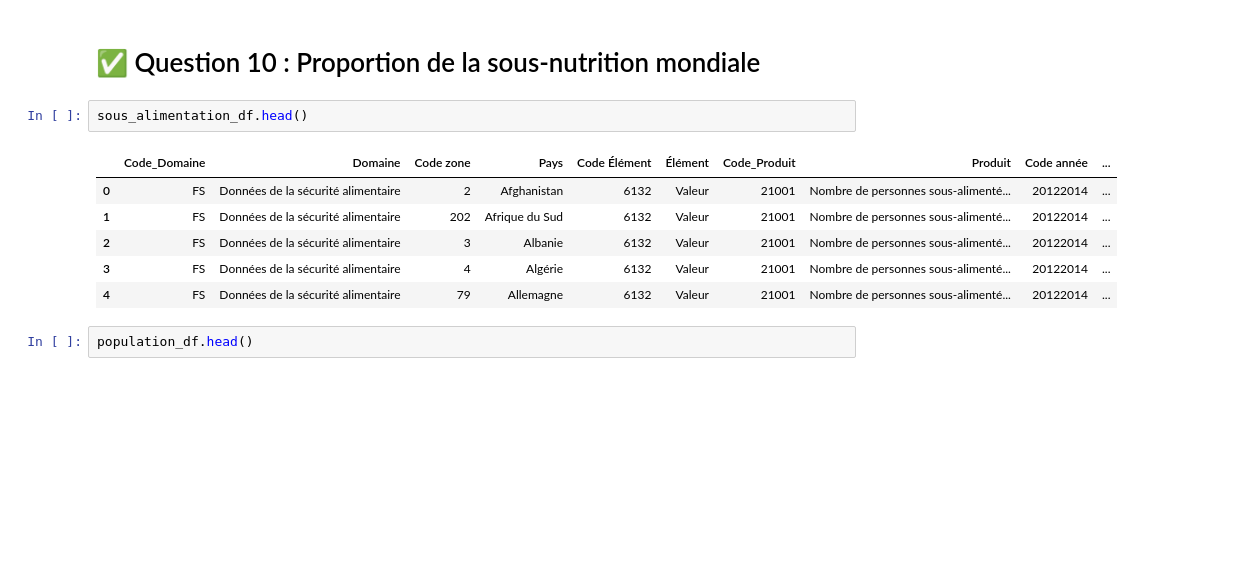
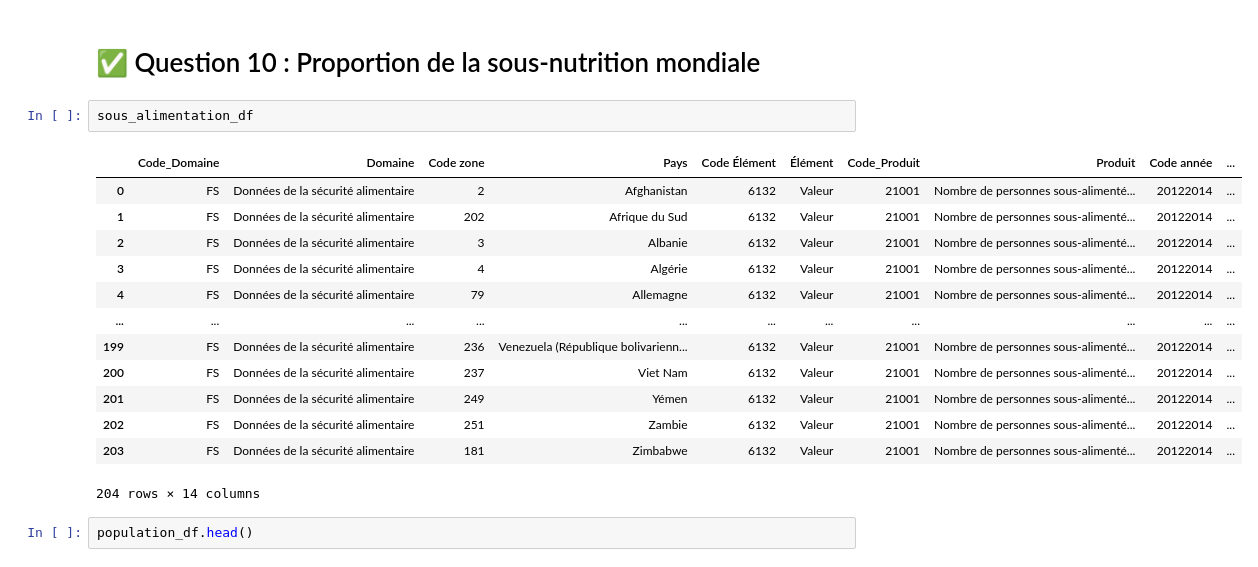
Before and after one commit to Lorenzo1208/Brief_fao, a Jupyter notebook: FAO.ipynb, the cells around one changed output. Saved outputs shown, nothing was run; the diff lists cells and outputs as text; blank space fills up the shorter version.

```diff
--- a/FAO.ipynb
+++ b/FAO.ipynb
@@ -498,14 +508,21 @@ question8_quantité_vegetaux
 # %% [markdown]
 # ✅ Question 10 : Proportion de la sous-nutrition mondiale
 # %%
-sous_alimentation_df.head()
+sous_alimentation_df
 # %% [output]
 |  | Code_Domaine | Domaine | Code zone | Pays | Code Élément | Élément | Code_Produit | Produit | Code année | ... |
 | 0 | FS | Données de la sécurité alimentaire | 2 | Afghanistan | 6132 | Valeur | 21001 | Nombre de personnes sous-alimenté... | 20122014 | ... |
 | 1 | FS | Données de la sécurité alimentaire | 202 | Afrique du Sud | 6132 | Valeur | 21001 | Nombre de personnes sous-alimenté... | 20122014 | ... |
 | 2 | FS | Données de la sécurité alimentaire | 3 | Albanie | 6132 | Valeur | 21001 | Nombre de personnes sous-alimenté... | 20122014 | ... |
 | 3 | FS | Données de la sécurité alimentaire | 4 | Algérie | 6132 | Valeur | 21001 | Nombre de personnes sous-alimenté... | 20122014 | ... |
 | 4 | FS | Données de la sécurité alimentaire | 79 | Allemagne | 6132 | Valeur | 21001 | Nombre de personnes sous-alimenté... | 20122014 | ... |
+| ... | ... | ... | ... | ... | ... | ... | ... | ... | ... | ... |
+| 199 | FS | Données de la sécurité alimentaire | 236 | Venezuela (République bolivarienn... | 6132 | Valeur | 21001 | Nombre de personnes sous-alimenté... | 20122014 | ... |
+| 200 | FS | Données de la sécurité alimentaire | 237 | Viet Nam | 6132 | Valeur | 21001 | Nombre de personnes sous-alimenté... | 20122014 | ... |
+| 201 | FS | Données de la sécurité alimentaire | 249 | Yémen | 6132 | Valeur | 21001 | Nombre de personnes sous-alimenté... | 20122014 | ... |
+| 202 | FS | Données de la sécurité alimentaire | 251 | Zambie | 6132 | Valeur | 21001 | Nombre de personnes sous-alimenté... | 20122014 | ... |
+| 203 | FS | Données de la sécurité alimentaire | 181 | Zimbabwe | 6132 | Valeur | 21001 | Nombre de personnes sous-alimenté... | 20122014 | ... |
+204 rows × 14 columns
 # %%
 population_df.head()
 # %% [output]
```
Also changed, not shown: parts of 12 cells of this notebook.
